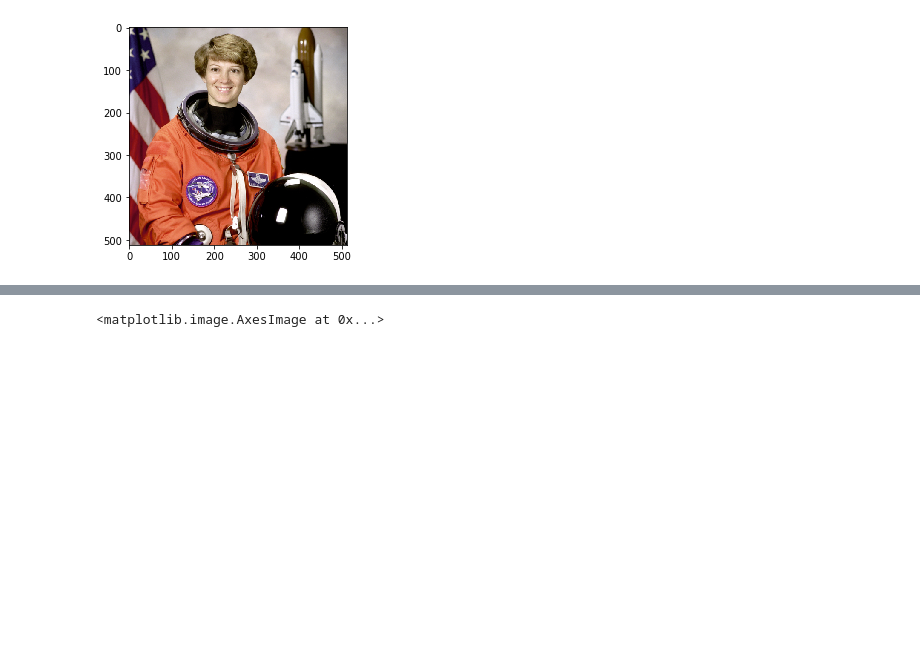
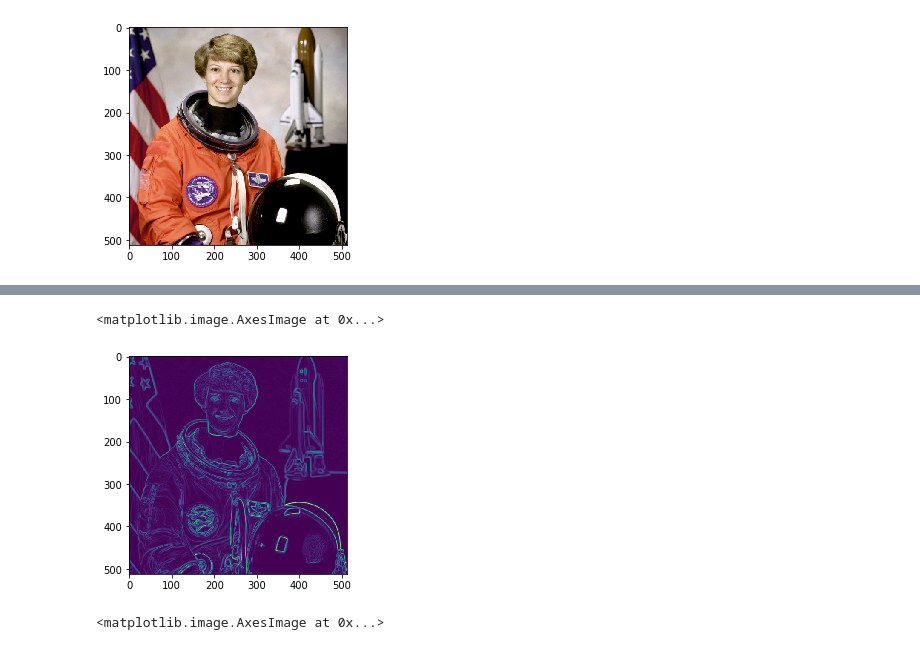
Before and after one commit to gLeitao/pos-data-science, a Jupyter notebook: recuperacao_informacoes/aula_4/Imagens.ipynb, the cells around one changed output, grey strips where cells are left out. Saved outputs shown, nothing was run; the diff lists cells and outputs as text; code cells hidden in the pictures; blank space fills up the shorter version.

```diff
--- a/recuperacao_informacoes/aula_4/Imagens.ipynb
+++ b/recuperacao_informacoes/aula_4/Imagens.ipynb
@@ -20,3 +35,9 @@ plt.imshow(I)
+# %%
+I5 = sobel(I4)
+plt.imshow(I5)
+# %% [output]
+<matplotlib.image.AxesImage at 0x...>
+[figure, added]
 # %%
 (x, y) = (200, 130)
 (w, h) = (50, 25)
```
Also changed, not shown: parts of 9 cells of this notebook.
